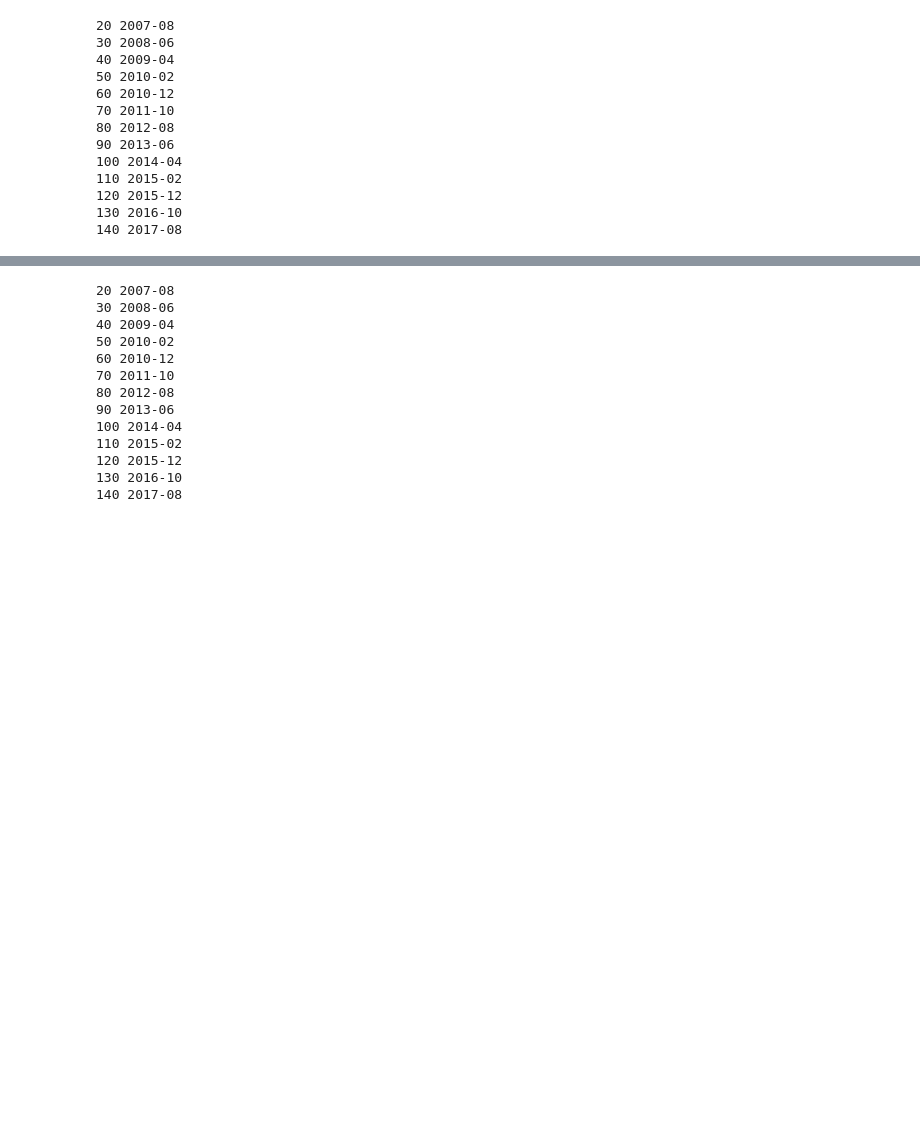
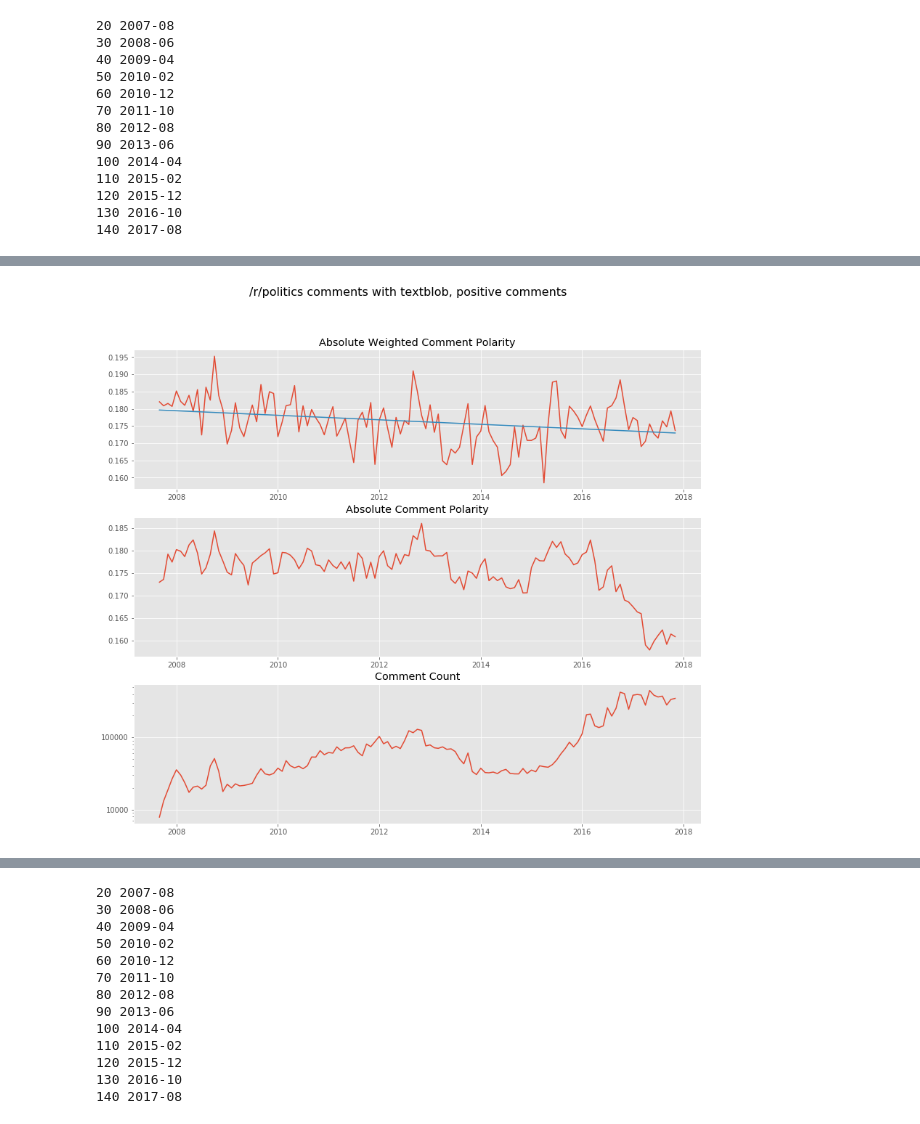
Before and after one commit to AustinPenner/Political-Polarization-on-Reddit, a Jupyter notebook: first_pass_sentiment_analysis.ipynb, the cells around one changed output, grey strips where cells are left out. Saved outputs shown, nothing was run; the diff lists cells and outputs as text; code cells hidden in the pictures; blank space fills up the shorter version.

```diff
--- a/first_pass_sentiment_analysis.ipynb
+++ b/first_pass_sentiment_analysis.ipynb
@@ -197,0 +278,5 @@ axes[1].yaxis.set_major_formatter(ScalarFormatter())
+# %%
+comment_thresh = 5000
+
+politics_data_textblob_pos = get_sentiment(20, 143, links_df, subreddit='politics', analyzer='textblob')
+politics_data_textblob_pos = {k: v for k, v in politics_data_textblob_pos.items() if v['comment_count'] > comment_thresh}
@@ -197,0 +297,5 @@ axes[1].yaxis.set_major_formatter(ScalarFormatter())
+# %%
+fig, axes = plt.subplots(3, 1, figsize=(14, 12))
+plot_stats(politics_data_textblob_pos, '/r/politics comments with textblob, positive comments', axes)
+# %% [output]
+[figure, added]
```
Also changed, not shown: parts of 24 cells of this notebook.
